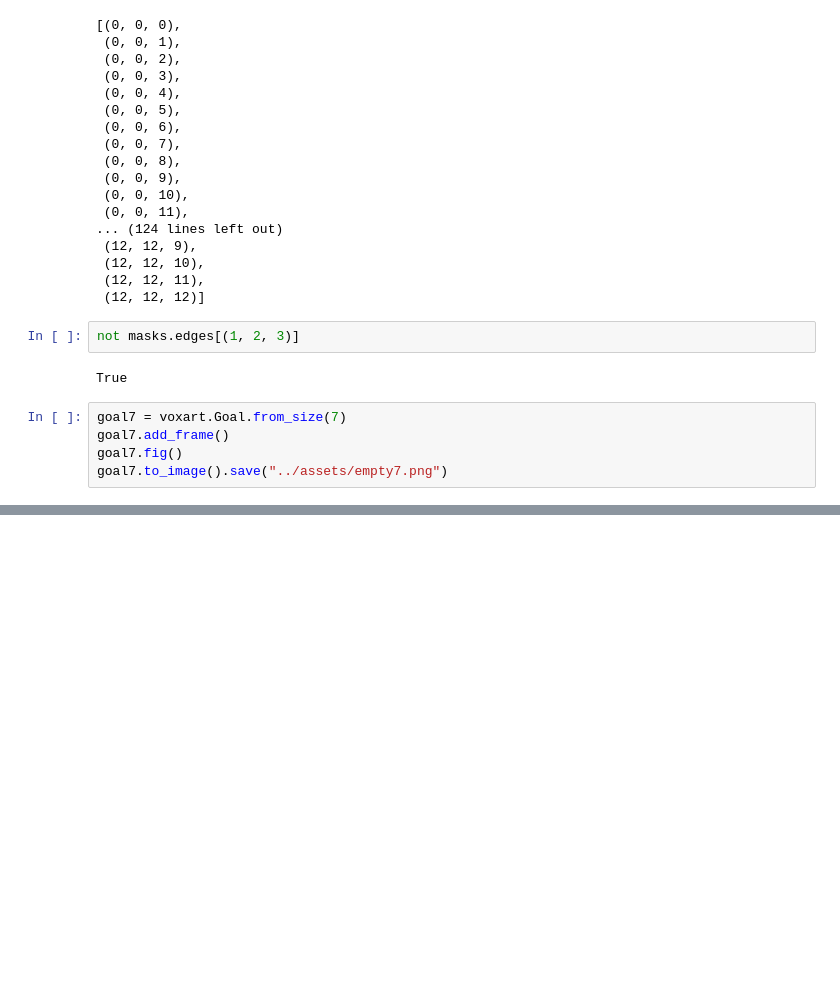
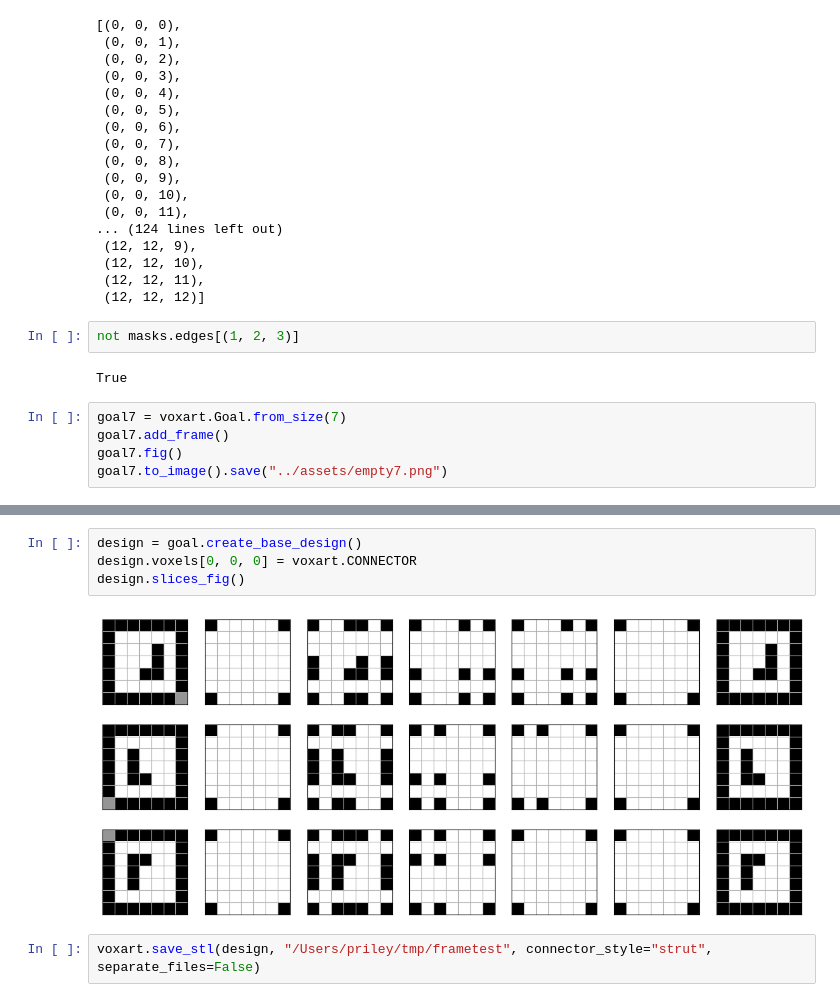
Before and after one commit to pfrstg/voxart, a Jupyter notebook: notebooks/dev.ipynb, the cells around one changed output, grey strips where cells are left out. Saved outputs shown, nothing was run; the diff lists cells and outputs as text; blank space fills up the shorter version.

```diff
--- a/notebooks/dev.ipynb
+++ b/notebooks/dev.ipynb
@@ -1515,0 +1538,8 @@ base_stl
+# %%
+design = goal.create_base_design()
+design.voxels[0, 0, 0] = voxart.CONNECTOR
+design.slices_fig()
+# %% [output]
+[figure, added]
+# %%
+voxart.save_stl(design, "/Users/priley/tmp/frametest", connector_style="strut", separate_files=False)
```
Also changed, not shown: parts of 36 cells of this notebook, 4 other files.
